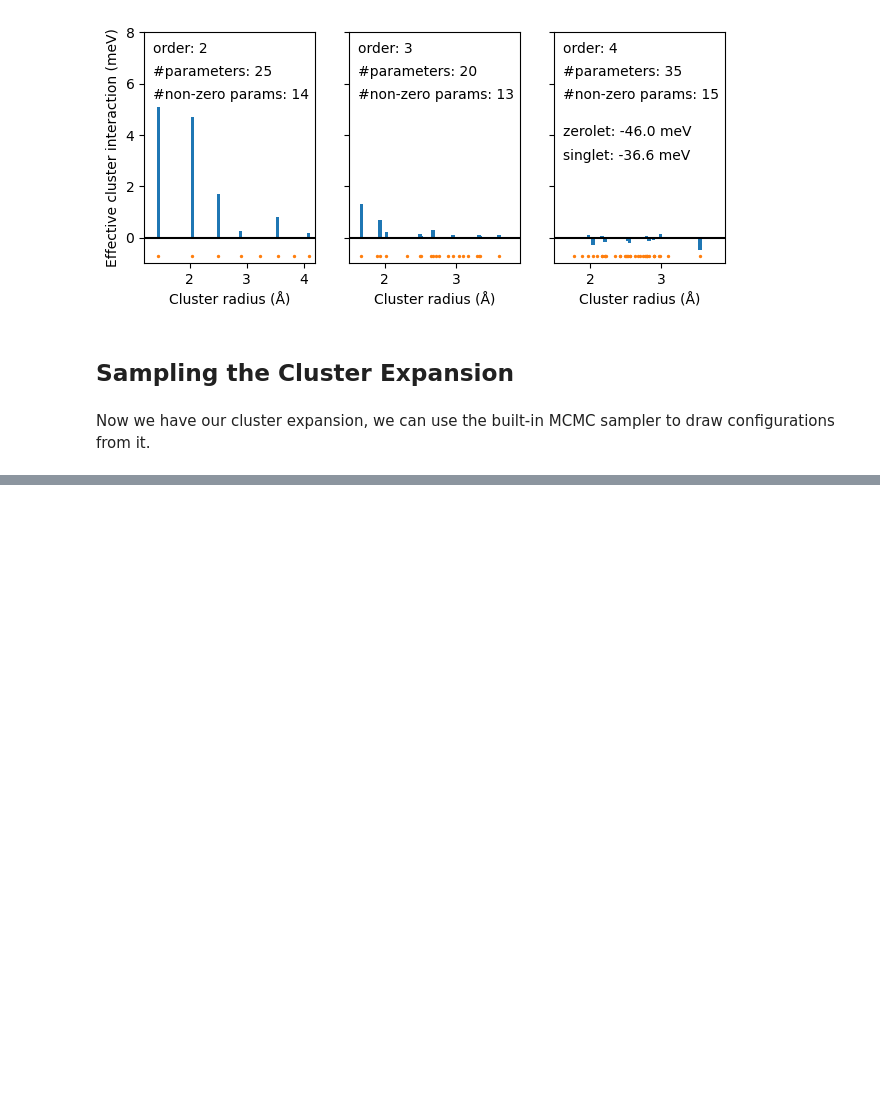
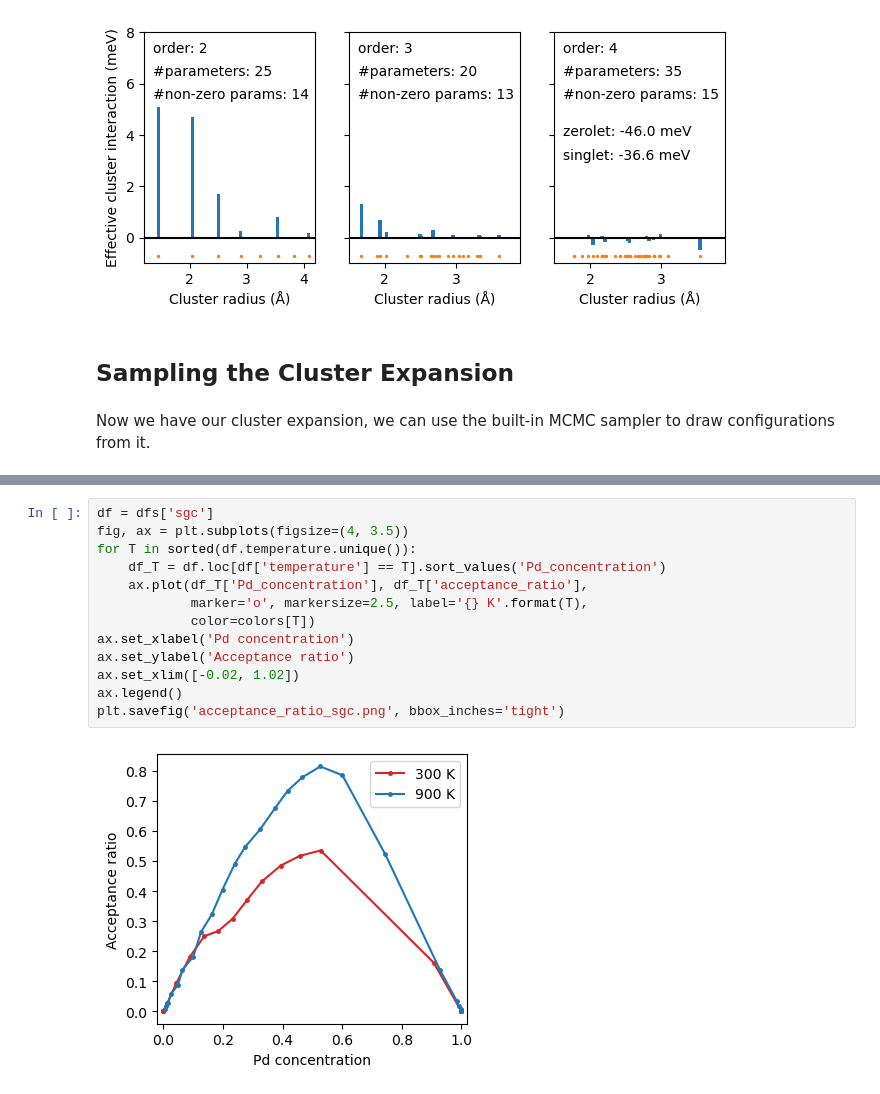
Before and after one commit to m-crabb/msc-dissertation-dnfs, a Jupyter notebook: notebooks/icet_agpb_tutorial.ipynb, the cells around one changed output, grey strips where cells are left out. Drawn from its saved outputs; the diff is of its cells as text; blank space fills up the shorter version.

```diff
--- a/notebooks/icet_agpb_tutorial.ipynb
+++ b/notebooks/icet_agpb_tutorial.ipynb
@@ -266,0 +425,15 @@ Now we have our cluster expansion, we can use the built-in MCMC sampler to draw
+# %%
+df = dfs['sgc']
+fig, ax = plt.subplots(figsize=(4, 3.5))
+for T in sorted(df.temperature.unique()):
+    df_T = df.loc[df['temperature'] == T].sort_values('Pd_concentration')
+    ax.plot(df_T['Pd_concentration'], df_T['acceptance_ratio'],
+            marker='o', markersize=2.5, label='{} K'.format(T),
+            color=colors[T])
+ax.set_xlabel('Pd concentration')
+ax.set_ylabel('Acceptance ratio')
+ax.set_xlim([-0.02, 1.02])
+ax.legend()
+plt.savefig('acceptance_ratio_sgc.png', bbox_inches='tight')
+# %% [output]
+[figure, added]
```
Also changed, not shown: parts of 13 cells of this notebook, 5 other files.
